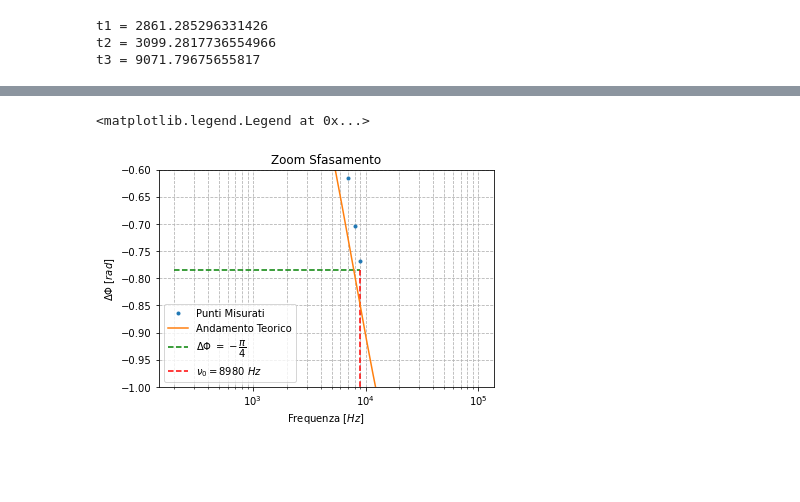
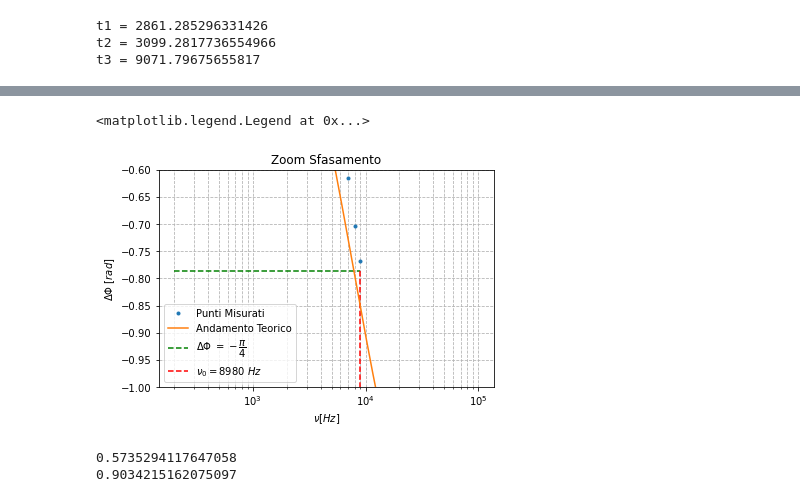
Before and after one commit to Kevin222-hub/Lab_reports, a Jupyter notebook: Elettro_2/Main.ipynb, the cells around one changed output, grey strips where cells are left out. Cells and saved outputs as stored; diff of their text form; code cells hidden in the pictures; blank space fills up the shorter version.

```diff
--- a/Elettro_2/Main.ipynb
+++ b/Elettro_2/Main.ipynb
@@ -158,15 +159,23 @@ omega3[7]
 # %%
 plt.plot(omega3,sf3,ls='', marker='.',label='Punti Misurati')
 plt.plot(x3,y3,label='Andamento Teorico')
 plt.hlines(SF3,xmin3,om3,ls='--',color='g',label='$\Delta\Phi\ =-\dfrac{\pi}{4}$')
 plt.vlines(om3,SF3,-1.5,ls='--',color='r',label='$\u03BD_{0}=8980\ Hz$')
 plt.xscale("log")
 plt.grid(which="both", ls="--",color='0.7')
 plt.title('Zoom Sfasamento')
 plt.ylabel("$\Delta\Phi\ [rad]$")
-plt.xlabel("Frequenza [$Hz$]")
+plt.xlabel("$\u03BD[Hz]$")
 plt.ylim(-1,-0.6)
 plt.legend(loc="lower left")
 # %% [output]
 <matplotlib.legend.Legend at 0x...>
-[figure, old version]
+[figure, new version]
+# %%
+t2 = D2[2]*u
+sf2 = 2*pi*t2*omega2
+print(V2[5]/V02)
+print(sf2[5])
+# %% [output]
+0.5735294117647058
+0.9034215162075097
```
Also changed, not shown: parts of 3 cells of this notebook.
